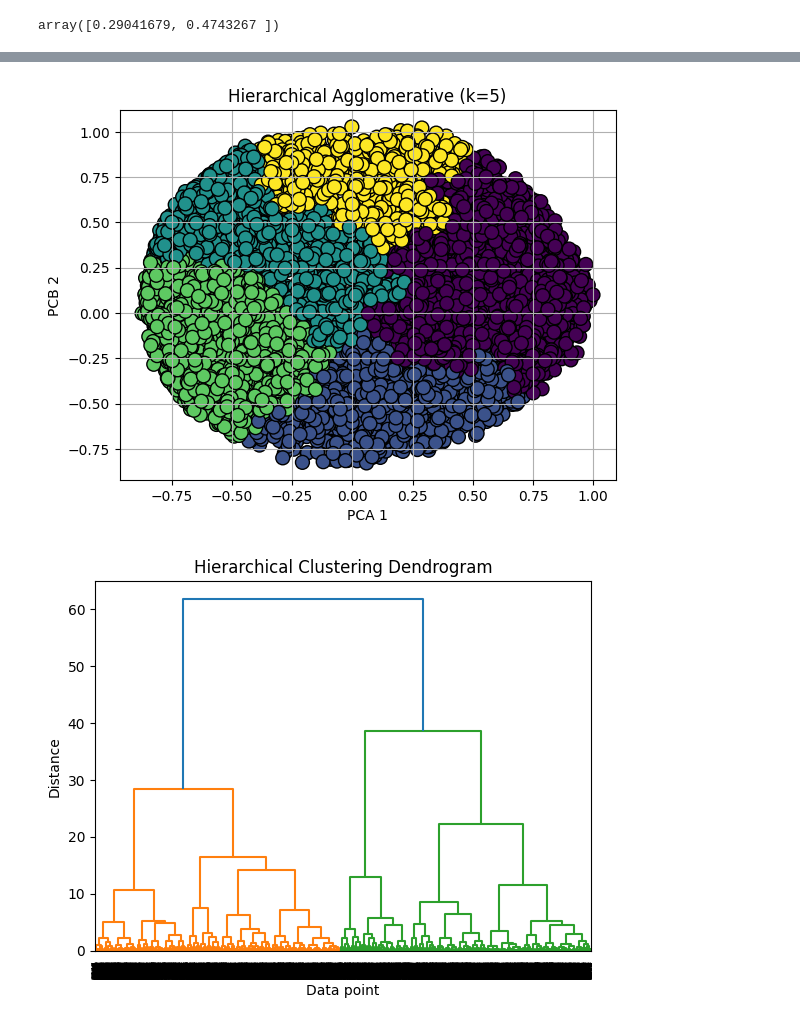
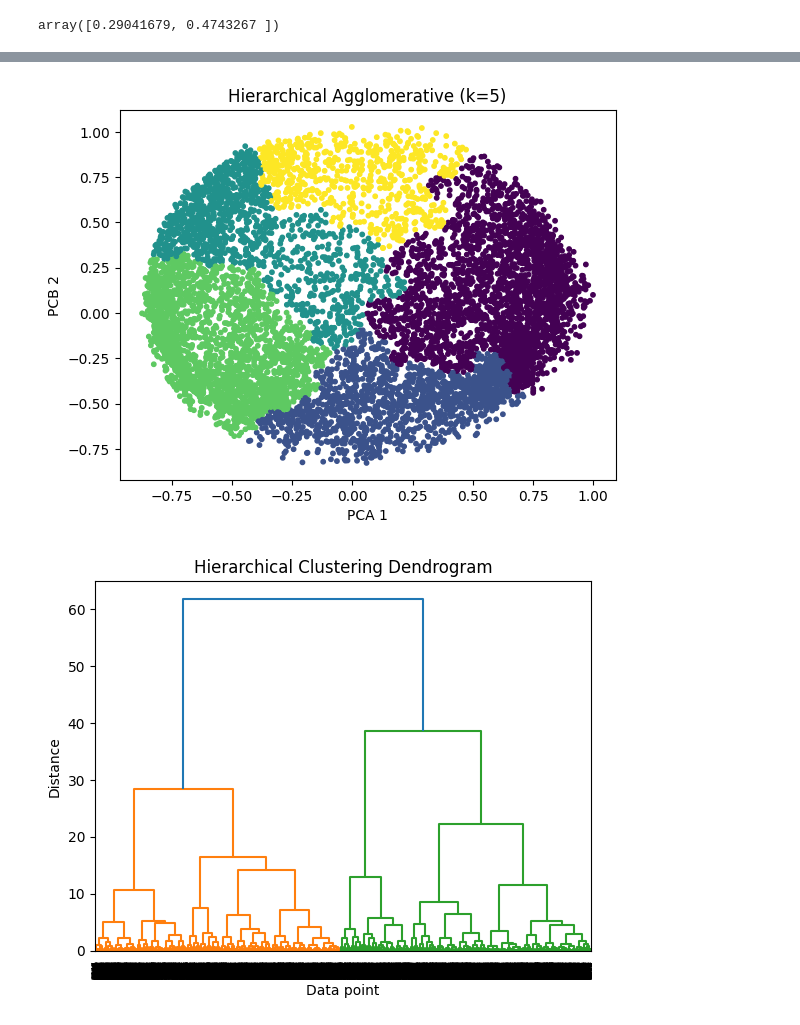
Before and after one commit to mhdeeb/cie-417, a Jupyter notebook: mini-project-2/main.ipynb, the cells around one changed output, grey strips where cells are left out. Saved outputs shown, nothing was run; the diff lists cells and outputs as text; code cells hidden in the pictures.

```diff
--- a/mini-project-2/main.ipynb
+++ b/mini-project-2/main.ipynb
@@ -172,17 +170,16 @@ elbow(AgglomerativeClustering, X, 20, linkage="single")
 # %%
 n_clusters = 5
 
 hier = AgglomerativeClustering(n_clusters=n_clusters, linkage='complete')
 y_hier = hier.fit_predict(X)
 
-plt.scatter(X[:, 0], X[:, 1], c=y_hier, cmap='viridis', marker='o', edgecolor='k', s=100)
+plt.scatter(X[:, 0], X[:, 1], c=y_hier, cmap='viridis', s=10)
 plt.title(f'Hierarchical Agglomerative (k={n_clusters})')
 plt.xlabel('PCA 1')
 plt.ylabel('PCB 2')
-plt.grid()
 plt.show()
 # %% [output]
-[figure, old version]
+[figure, new version]
 # %%
 
 dendrogram(linkage(X, 'ward') )
```
Also changed, not shown: parts of 8 cells of this notebook.
